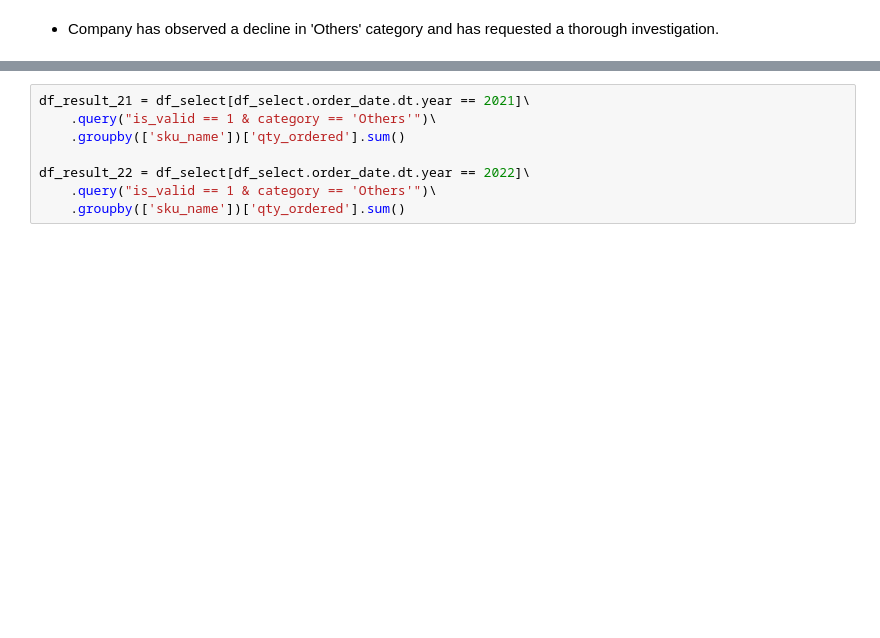
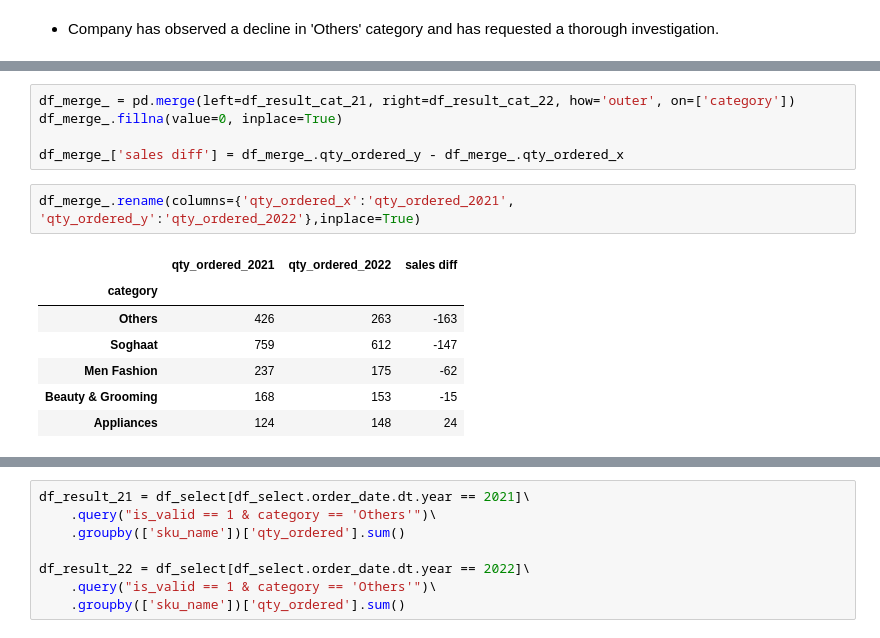
Before and after one commit to clarentcelsia/Analytics, a Jupyter notebook: ecommerce_product_sales.ipynb, the cells around one changed output, grey strips where cells are left out. Saved outputs shown, nothing was run; the diff lists cells and outputs as text; blank space fills up the shorter version.

```diff
--- a/ecommerce_product_sales.ipynb
+++ b/ecommerce_product_sales.ipynb
@@ -483,0 +493,15 @@ Top 5 products above will be picked randomly as a reward from 'Mobile & Tablets'
+# %%
+df_merge_ = pd.merge(left=df_result_cat_21, right=df_result_cat_22, how='outer', on=['category'])
+df_merge_.fillna(value=0, inplace=True)
+
+df_merge_['sales diff'] = df_merge_.qty_ordered_y - df_merge_.qty_ordered_x
+# %%
+df_merge_.rename(columns={'qty_ordered_x':'qty_ordered_2021', 'qty_ordered_y':'qty_ordered_2022'},inplace=True)
+# %% [output]
+|  | qty_ordered_2021 | qty_ordered_2022 | sales diff |
+| category |  |  |  |
+| Others | 426 | 263 | -163 |
+| Soghaat | 759 | 612 | -147 |
+| Men Fashion | 237 | 175 | -62 |
+| Beauty & Grooming | 168 | 153 | -15 |
+| Appliances | 124 | 148 | 24 |
```
Also changed, not shown: parts of 9 cells of this notebook, 1 other file.
